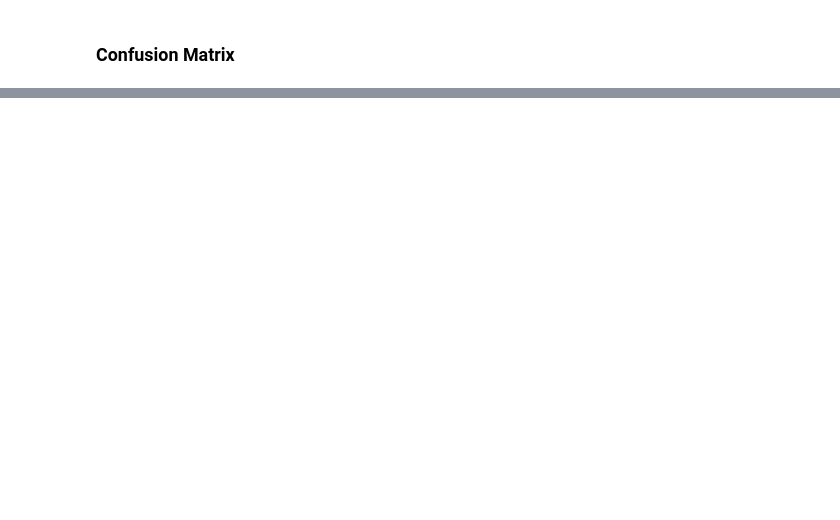
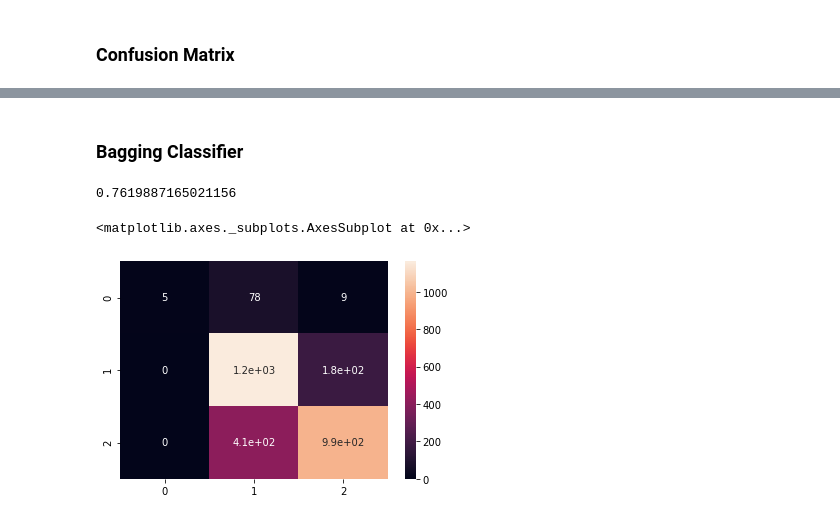
Before and after one commit to swathijs1619/Journal_Decision_Using_ML, a Jupyter notebook: COVID -19 Journal Decision using ML-Copy1_using_3-journals.ipynb, the cells around one changed output, grey strips where cells are left out. Saved outputs shown, nothing was run; the diff lists cells and outputs as text; code cells hidden in the pictures; blank space fills up the shorter version.

```diff
--- a/COVID -19 Journal Decision using ML-Copy1_using_3-journals.ipynb
+++ b/COVID -19 Journal Decision using ML-Copy1_using_3-journals.ipynb
@@ -1156,0 +1206,15 @@ plt.plot(accuracy)
+# %% [markdown]
+### Bagging Classifier
+# %%
+from sklearn.ensemble import BaggingClassifier
+model=BaggingClassifier(KNeighborsClassifier(n_neighbors=18))
+model.fit(tfidf_train_final,y_train)
+predictions = model.predict(tfidf_test_final)
+print(metrics.accuracy_score(y_test,predictions))
+# %% [output]
+0.7619887165021156
+# %%
+sns.heatmap(metrics.confusion_matrix(y_test, predictions), annot=True)
+# %% [output]
+<matplotlib.axes._subplots.AxesSubplot at 0x...>
+[figure, added]
```
Also changed, not shown: parts of 51 cells of this notebook, 3 other files.
